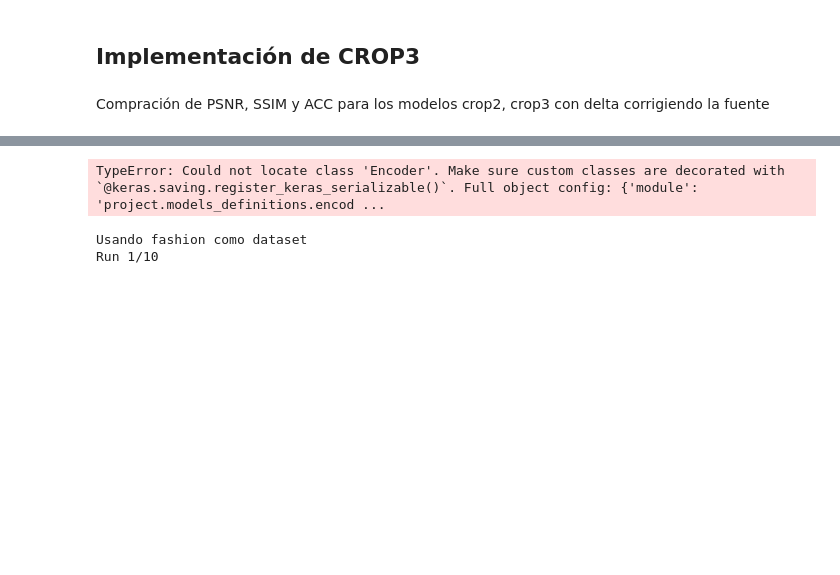
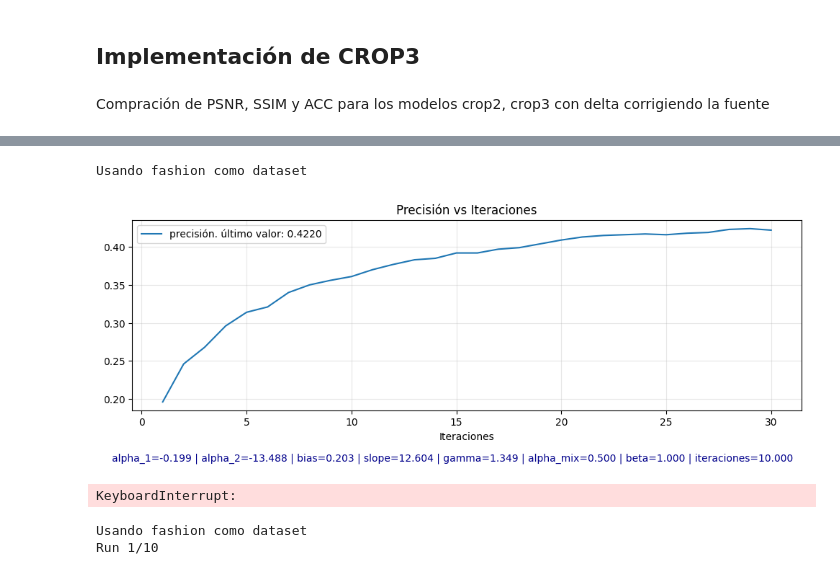
Before and after one commit to SantiagoGalan/CROP_1, a Jupyter notebook: project/experiments/crop3_comparation/comparison.ipynb, the cells around one changed output, grey strips where cells are left out. Cells and saved outputs as stored; diff of their text form; code cells hidden in the pictures; blank space fills up the shorter version.

Commit message:
modify loader.cvae calls

```diff
--- a/project/experiments/crop3_comparation/comparison.ipynb
+++ b/project/experiments/crop3_comparation/comparison.ipynb
@@ -58,8 +58,8 @@ MNIST_PARAMS_SSIM={'alpha_1': -1.9353908509805846,
 
 
 
-cvae = Loader.cvae(inter=INTER,lat=LAT,dataset=DATASET)
-cvae = Loader.encoder(name="en_int_512_lat_128_beta_0_4_fashion")
+#cvae = Loader.cvae(model_name=f"int_{INTER}_lat_{LAT}_{DATASET}.keras")
+cvae = Loader.cvae(model_name="int_128_lat_2_fashion.keras")
 
 data = Loader.data(dataset=DATASET)
 
@@ -128,4 +127,6 @@ metrics3ec = c3.unmix(
-TypeError: Could not locate class 'Encoder'. Make sure custom classes are decorated with `@keras.saving.register_keras_serializable()`. Full object config: {'module': 'project.models_definitions.encod ...
+Usando fashion como dataset
+[figure, added]
+KeyboardInterrupt:
 # %%
 
 import os
```
Also changed, not shown: parts of 2 cells of this notebook, 3 other files.
